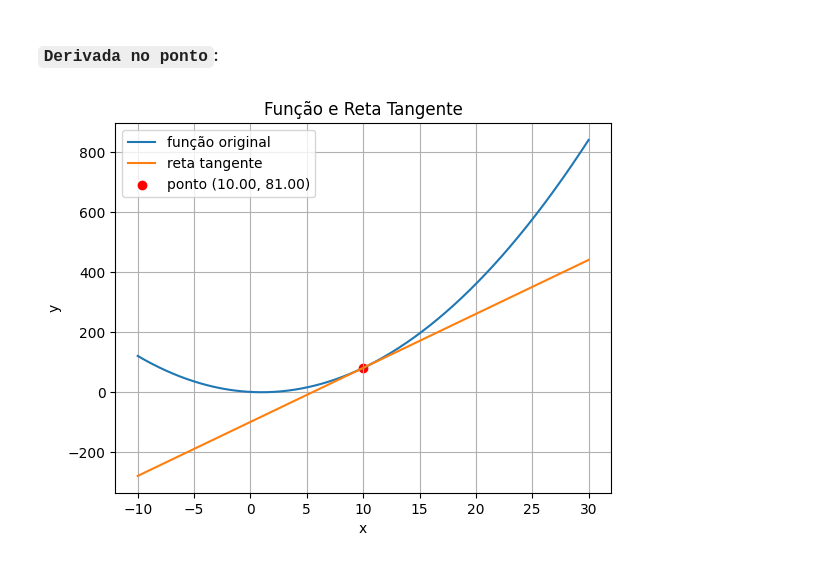
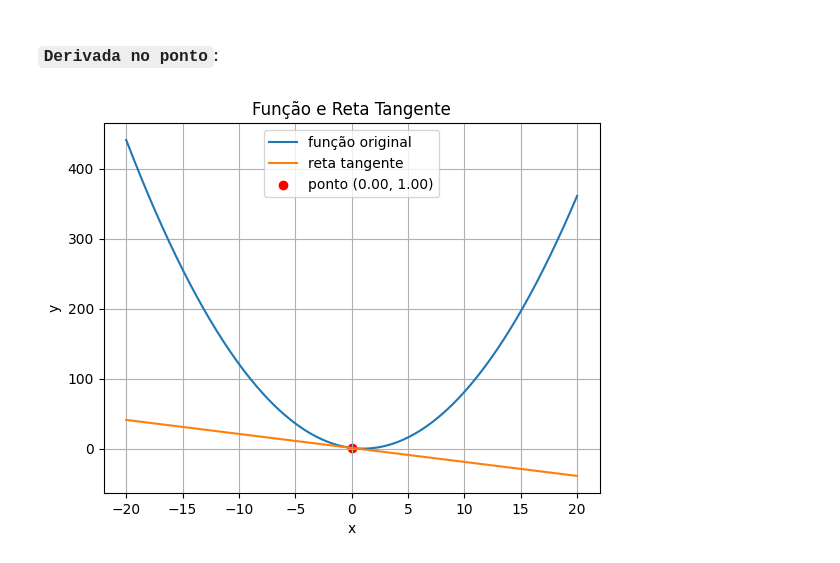
Before and after one commit to tauantorres/deep-neural-networks-with-pytorch, a Jupyter notebook: semana-1-pt-3.ipynb, the cells around one changed output. Cells and saved outputs as stored; diff of their text form; code cells hidden in the pictures.

```diff
--- a/semana-1-pt-3.ipynb
+++ b/semana-1-pt-3.ipynb
@@ -124,24 +124,24 @@ def tangent_line(x, x_point, y_point):
 # %%
 import numpy as np
 import matplotlib.pyplot as plt
 
 def f(x):
     return x ** 2 - 2 * x + 1
 
-x_point = 10
+x_point = 0
 y_point = f(x_point)
 
 x_range = np.linspace(x_point - 20, x_point + 20, 400)
 tangent_y = tangent_line(x_range, x_point, y_point)
 
 plt.plot(x_range, f(x_range), label='função original')
 plt.plot(x_range, tangent_y, label='reta tangente')
 plt.scatter(x_point, y_point, color='red', label=f'ponto ({x_point:.2f}, {y_point:.2f})')
 plt.xlabel('x')
 plt.ylabel('y')
 plt.legend()
 plt.title('Função e Reta Tangente')
 plt.grid(True)
 plt.show()
 # %% [output]
-[figure, old version]
+[figure, new version]
```
